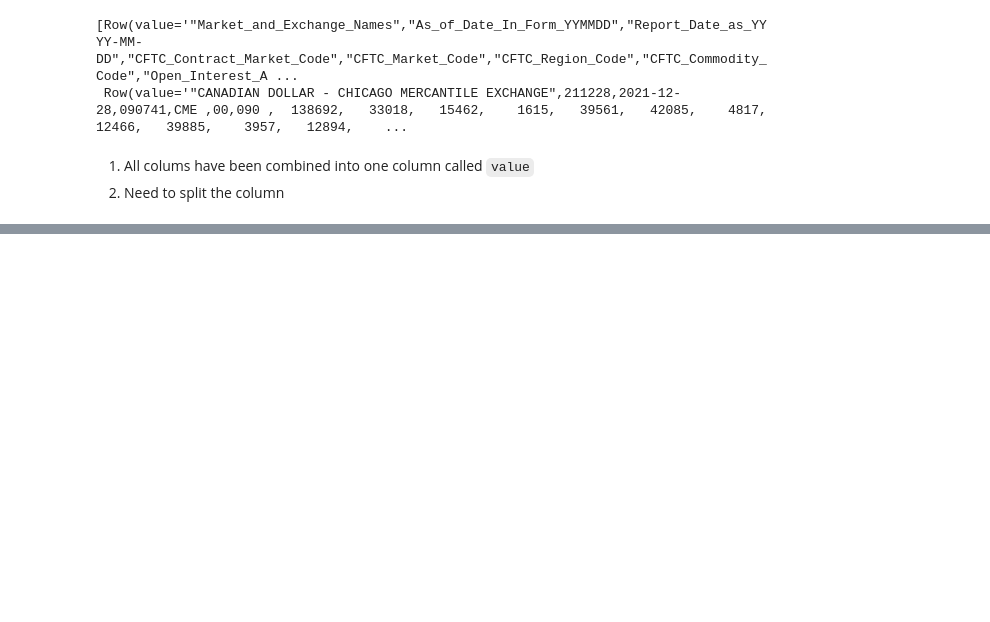
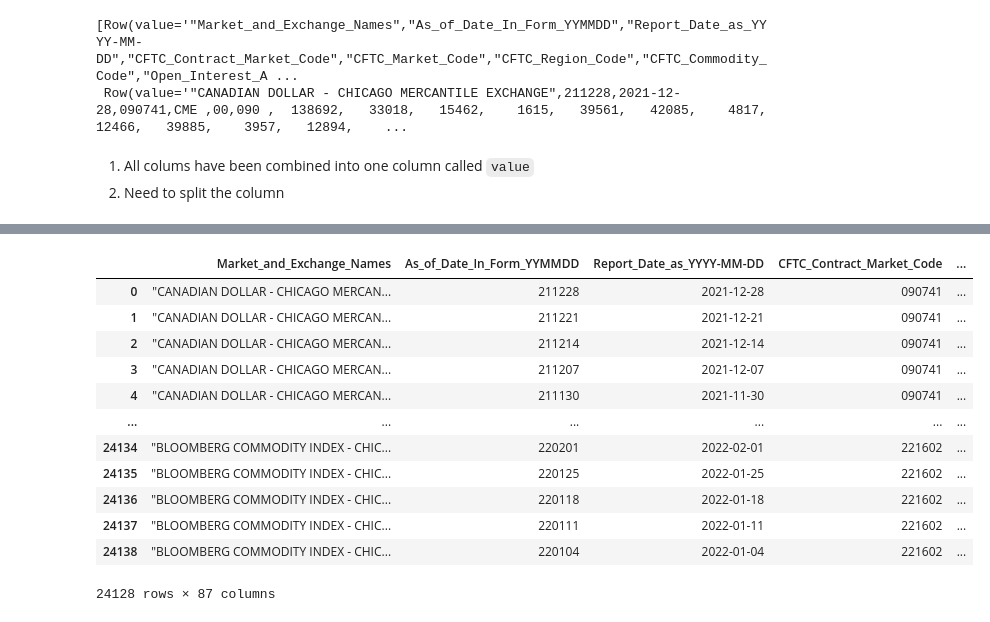
Before and after one commit to masakhwe/Commitment-of-Traders-COT-Analytics, a Jupyter notebook: cot.ipynb, the cells around one changed output, grey strips where cells are left out. Cells and saved outputs as stored; diff of their text form; code cells hidden in the pictures; blank space fills up the shorter version.

```diff
--- a/cot.ipynb
+++ b/cot.ipynb
@@ -87,9 +78,0 @@ Split the `col_row` to get a list of columns and remove the extra quotation mark
-# %%
-cols_cleaned = []
-
-cols = col.split(",")
-for cl in cols:
-    cols_cleaned.append(cl[1:-1])
-
-for key, val in enumerate(cols_cleaned):
-    print(f'{key}, {val} \n')
@@ -193,0 +88,8 @@ root
+# %%
+cols_cleaned = []
+
+cols = col_row.split(",")
+for cl in cols:
+    cols_cleaned.append(cl[1:-1])
+
+cols_cleaned
@@ -193,0 +147,15 @@ root
+# %%
+# Add index column
+cot_split = cot_split.withColumn('index', F.monotonically_increasing_id())
+
+# filter out first column and drop value and index columns
+cot_split = cot_split \
+        .filter(cot_split['index'] >= 1) \
+        .drop('value', 'index')
+
+
+# Removing any leading or trailing spaces
+for col_name in cot_split.columns:
+    cot_split = cot_split.withColumn(col_name, F.trim(cot_split[col_name]))
+
+cot_split.select(cols_cleaned[:4]).show()
@@ -193,0 +181,20 @@ root
+# %%
+cot_panda = cot_split.toPandas()
+# %%
+cot_panda = cot_panda[cot_panda['Open_Interest_All'].str.isnumeric()]
+cot_panda['Open_Interest_All'] = cot_panda['Open_Interest_All'].astype(int)
+cot_panda
+# %% [output]
+|  | Market_and_Exchange_Names | As_of_Date_In_Form_YYMMDD | Report_Date_as_YYYY-MM-DD | CFTC_Contract_Market_Code | ... |
+| 0 | "CANADIAN DOLLAR - CHICAGO MERCAN... | 211228 | 2021-12-28 | 090741 | ... |
+| 1 | "CANADIAN DOLLAR - CHICAGO MERCAN... | 211221 | 2021-12-21 | 090741 | ... |
+| 2 | "CANADIAN DOLLAR - CHICAGO MERCAN... | 211214 | 2021-12-14 | 090741 | ... |
+| 3 | "CANADIAN DOLLAR - CHICAGO MERCAN... | 211207 | 2021-12-07 | 090741 | ... |
+| 4 | "CANADIAN DOLLAR - CHICAGO MERCAN... | 211130 | 2021-11-30 | 090741 | ... |
+| ... | ... | ... | ... | ... | ... |
+| 24134 | "BLOOMBERG COMMODITY INDEX - CHIC... | 220201 | 2022-02-01 | 221602 | ... |
+| 24135 | "BLOOMBERG COMMODITY INDEX - CHIC... | 220125 | 2022-01-25 | 221602 | ... |
+| 24136 | "BLOOMBERG COMMODITY INDEX - CHIC... | 220118 | 2022-01-18 | 221602 | ... |
+| 24137 | "BLOOMBERG COMMODITY INDEX - CHIC... | 220111 | 2022-01-11 | 221602 | ... |
+| 24138 | "BLOOMBERG COMMODITY INDEX - CHIC... | 220104 | 2022-01-04 | 221602 | ... |
+24128 rows × 87 columns
```
Also changed, not shown: parts of 32 cells of this notebook, 1 other file.
